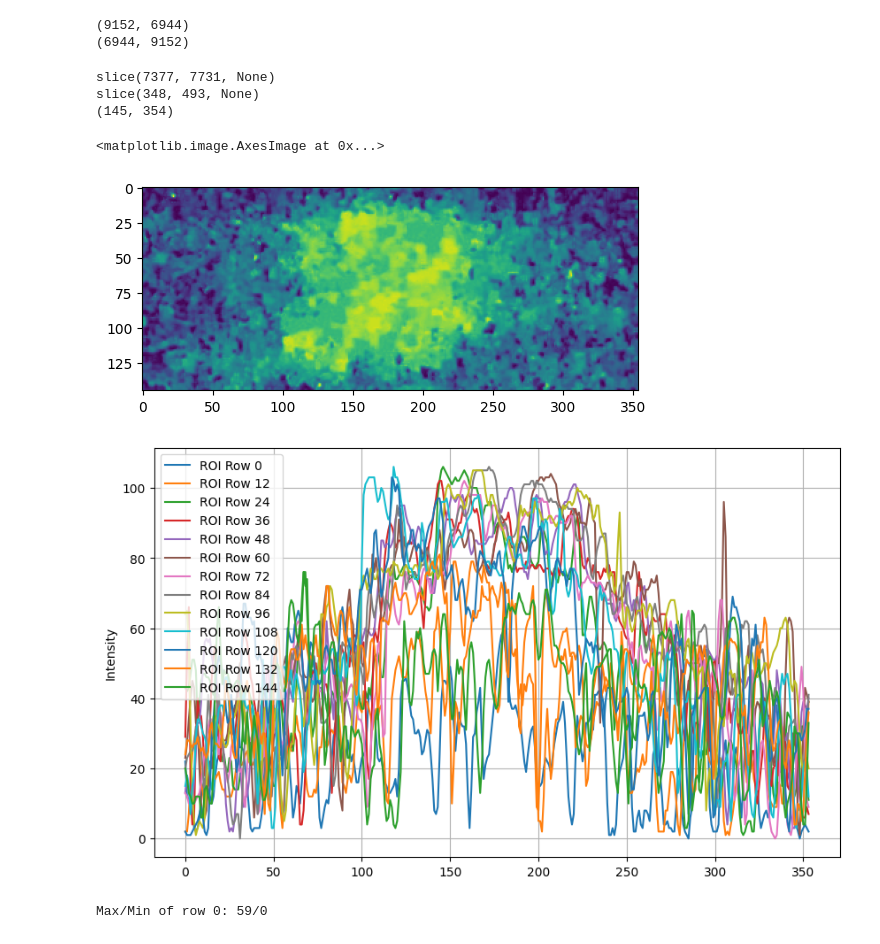
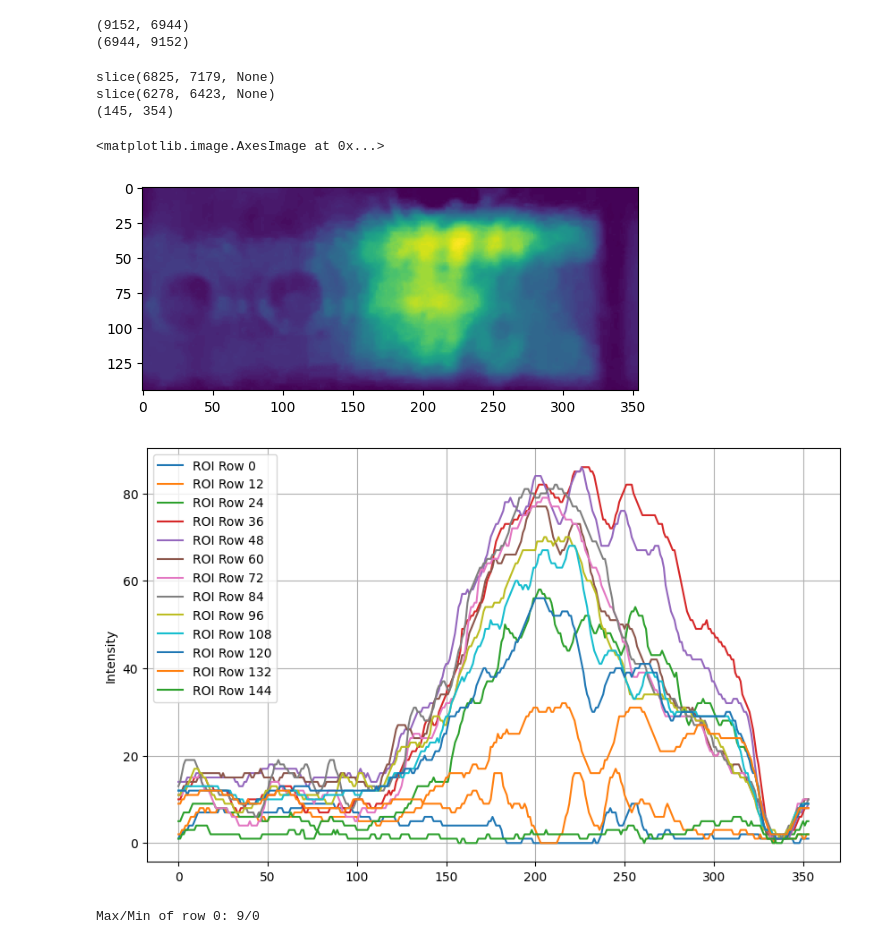
Before and after one commit to cr806/phorest_pipeline, a Jupyter notebook: INTERNAL_FILES/Check_Bars.ipynb, the cells around one changed output. Cells and saved outputs as stored; diff of their text form; code cells hidden in the pictures.

```diff
--- a/INTERNAL_FILES/Check_Bars.ipynb
+++ b/INTERNAL_FILES/Check_Bars.ipynb
@@ -6,7 +6,7 @@ from PIL import Image
 import json
 # %%
 img_num = 0
-image_filenames = ['image_20250707_114020_198180_cam0.png',  'image_20250707_114257_909270_cam0.png',  'image_20250707_114533_640417_cam0.png', 'image_20250707_114132_356887_cam0.png',  'image_20250707_114429_629981_cam0.png']
+image_filenames = ['image_20250707_163439_425409_cam0.png']
 image_filepath = Path('/', 'mnt', 'data', 'data', image_filenames[img_num])
 ROI_manifest = Path('/', 'home', 'phorest', 'Documents', 'Python', 'phorest_pipeline', 'generated_files', 'ROI_manifest.json')
 # %%
@@ -25,22 +25,22 @@ print(img_np.shape)
 (9152, 6944)
 (6944, 9152)
 # %%
-roi_num = 9
+roi_num = 2
 offset = -10
 
 roi_x_slice = slice(roi_data[rois[roi_num]]['coords'][1], roi_data[rois[roi_num]]['coords'][1]+roi_data[rois[roi_num]]['size'][1])
 roi_y_slice = slice(roi_data[rois[roi_num]]['coords'][0] + offset, roi_data[rois[roi_num]]['coords'][0] + offset + roi_data[rois[roi_num]]['size'][0])
 print(roi_x_slice)
 print(roi_y_slice)
 roi_img = img_np[roi_y_slice, roi_x_slice]
 print(roi_img.shape)
 plt.imshow(roi_img)
 # %% [output]
-slice(7377, 7731, None)
-slice(348, 493, None)
+slice(6825, 7179, None)
+slice(6278, 6423, None)
 (145, 354)
 <matplotlib.image.AxesImage at 0x...>
-[figure, old version]
+[figure, new version]
 # %%
 num_rows, num_cols = roi_img.shape
 
@@ -57,5 +57,5 @@ plt.grid(True)
 plt.show()
 print(f"Max/Min of row 0: {np.amax(roi_img[0, :])}/{np.amin(roi_img[0, :])}")
 # %% [output]
-[figure, old version]
+[figure, new version]
-Max/Min of row 0: 59/0
+Max/Min of row 0: 9/0
```
